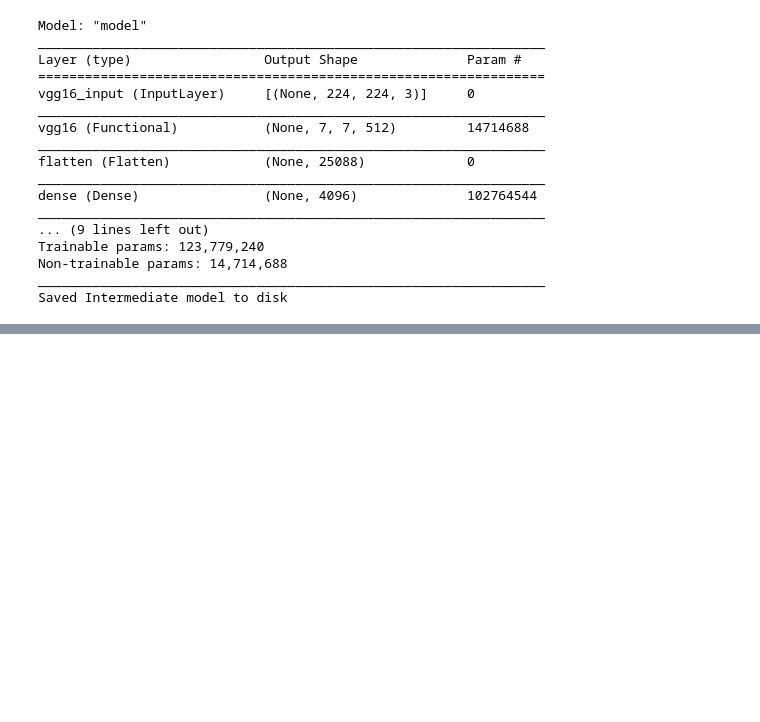
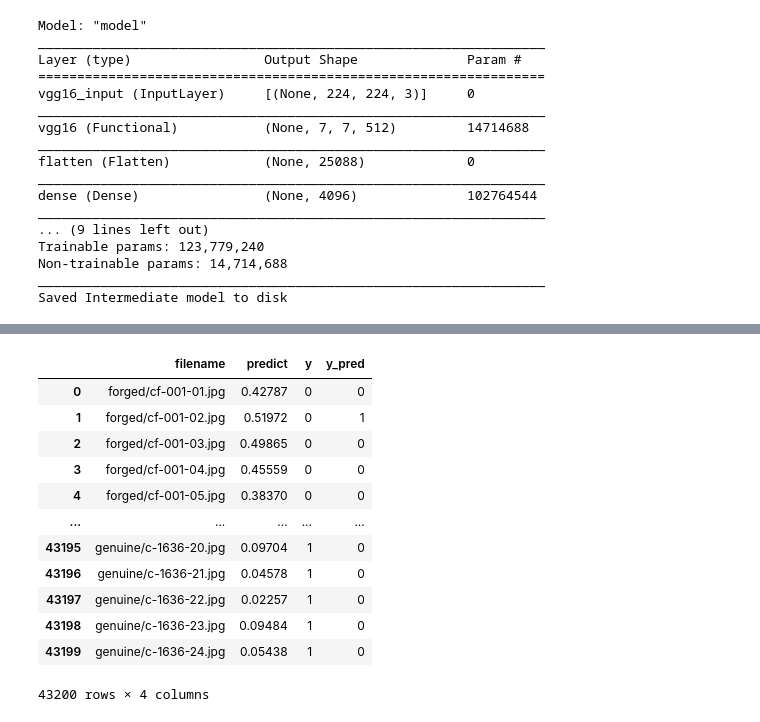
Before and after one commit to deepakmoud/Signature-verification-Novel-Architecture, a Jupyter notebook: Signature_Verification_VGG16_GDPS_dataset.ipynb, the cells around one changed output, grey strips where cells are left out. Cells and saved outputs as stored; diff of their text form; code cells hidden in the pictures; blank space fills up the shorter version.

```diff
--- a/Signature_Verification_VGG16_GDPS_dataset.ipynb
+++ b/Signature_Verification_VGG16_GDPS_dataset.ipynb
@@ -651,0 +806,19 @@ display(button, output)
+# %%
+pd.set_option('display.float_format', lambda x: '%.5f' % x)
+df['y_pred'] = df['predict']>0.5
+df.y_pred = df.y_pred.astype(int)
+df
+# %% [output]
+|  | filename | predict | y | y_pred |
+| 0 | forged/cf-001-01.jpg | 0.42787 | 0 | 0 |
+| 1 | forged/cf-001-02.jpg | 0.51972 | 0 | 1 |
+| 2 | forged/cf-001-03.jpg | 0.49865 | 0 | 0 |
+| 3 | forged/cf-001-04.jpg | 0.45559 | 0 | 0 |
+| 4 | forged/cf-001-05.jpg | 0.38370 | 0 | 0 |
+| ... | ... | ... | ... | ... |
+| 43195 | genuine/c-1636-20.jpg | 0.09704 | 1 | 0 |
+| 43196 | genuine/c-1636-21.jpg | 0.04578 | 1 | 0 |
+| 43197 | genuine/c-1636-22.jpg | 0.02257 | 1 | 0 |
+| 43198 | genuine/c-1636-23.jpg | 0.09484 | 1 | 0 |
+| 43199 | genuine/c-1636-24.jpg | 0.05438 | 1 | 0 |
+43200 rows × 4 columns
```
Also changed, not shown: parts of 33 cells of this notebook.
